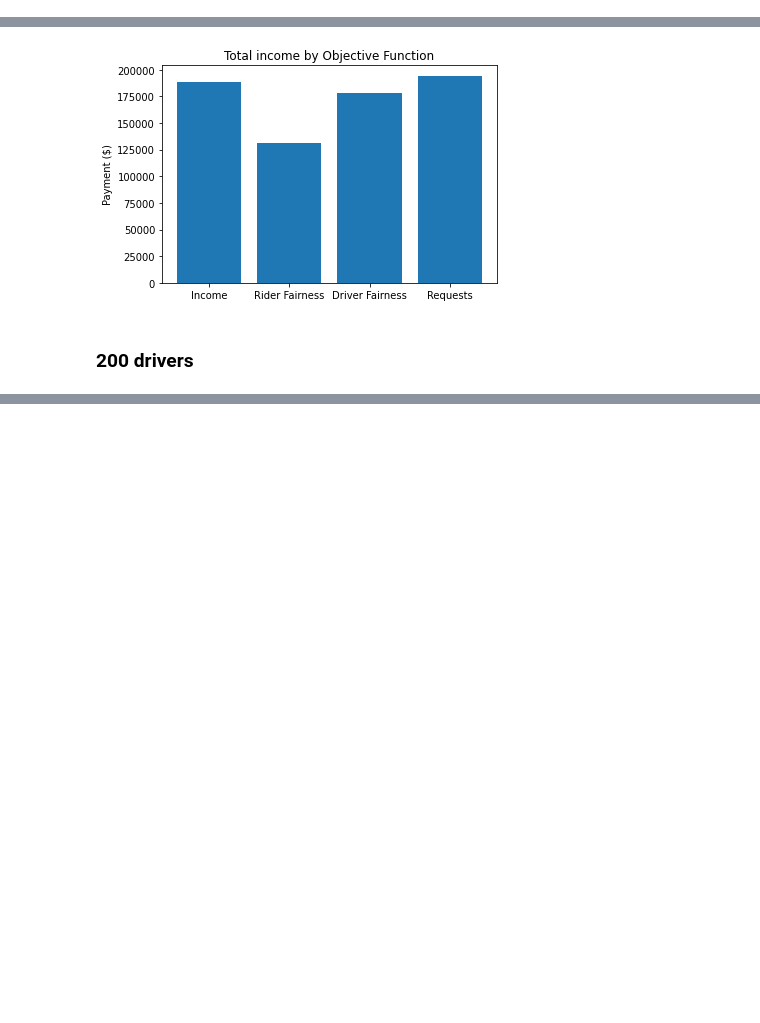
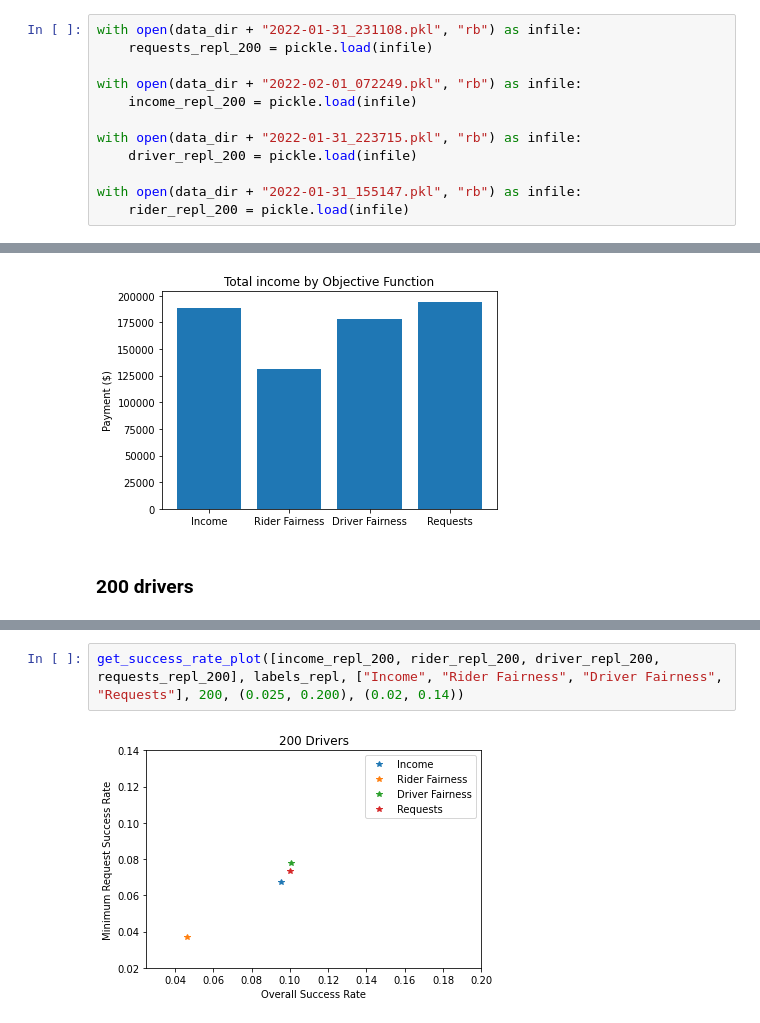
Before and after one commit to Veranep/fact-ai-group-25, a Jupyter notebook: generate_plots.ipynb, the cells around one changed output, grey strips where cells are left out. Drawn from its saved outputs; the diff is of its cells as text; blank space fills up the shorter version.

```diff
--- a/generate_plots.ipynb
+++ b/generate_plots.ipynb
@@ -65,3 +89,15 @@ with open(data_dir + "2022-01-22_035755.pkl", "rb") as infile:
+# %%
+with open(data_dir + "2022-01-31_231108.pkl", "rb") as infile:
+    requests_repl_200 = pickle.load(infile)
+
+with open(data_dir + "2022-02-01_072249.pkl", "rb") as infile:
+    income_repl_200 = pickle.load(infile)
+
+with open(data_dir + "2022-01-31_223715.pkl", "rb") as infile:
+    driver_repl_200 = pickle.load(infile)
+
+with open(data_dir + "2022-01-31_155147.pkl", "rb") as infile:
+    rider_repl_200 = pickle.load(infile)
 # %% [markdown]
 # Functions
 # %%
@@ -173,0 +216,4 @@ get_total_income_bar_plot([income_200, rider_200, driver_200, requests_200], ["I
+# %%
+get_success_rate_plot([income_repl_200, rider_repl_200, driver_repl_200, requests_repl_200], labels_repl, ["Income", "Rider Fairness", "Driver Fairness", "Requests"], 200, (0.025, 0.200), (0.02, 0.14))
+# %% [output]
+[figure, added]
```
Also changed, not shown: parts of 32 cells of this notebook.
